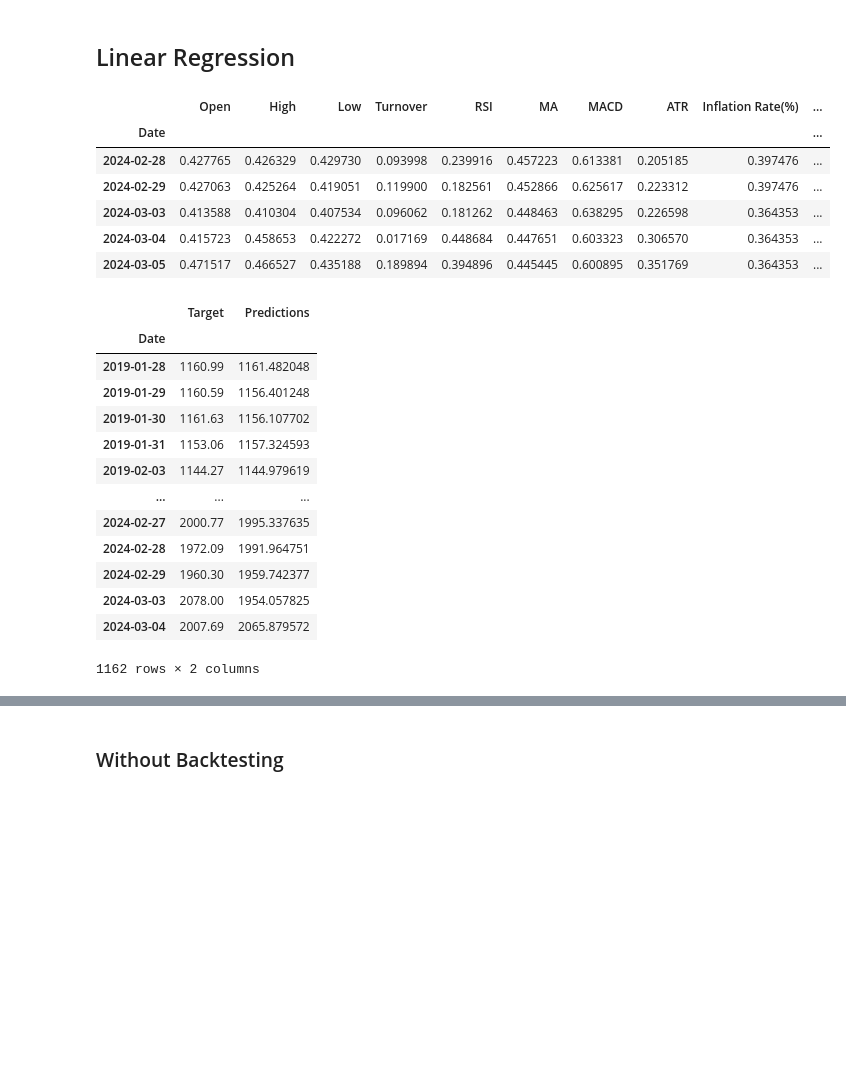
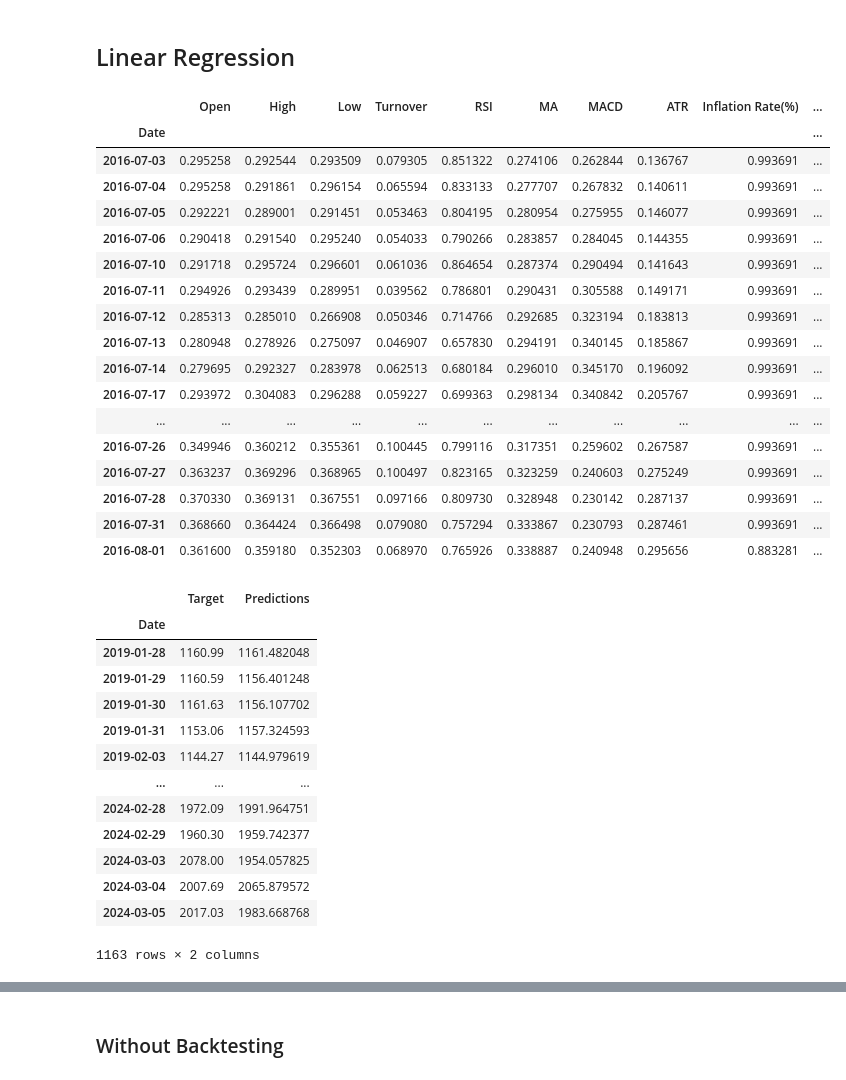
Before and after one commit to Krishna1032/Predicting-NEPSE-Index-Price, a Jupyter notebook: Untitled2.ipynb, the cells around one changed output, grey strips where cells are left out. Cells and saved outputs as stored; diff of their text form; code cells hidden in the pictures; blank space fills up the shorter version.

```diff
--- a/Untitled2.ipynb
+++ b/Untitled2.ipynb
@@ -185,6 +185,7 @@ plt.show()
 merged_data['Trend'] = decomposition.trend
 merged_data['Seasonality'] = decomposition.seasonal
 merged_data['Residue'] = decomposition.resid
+merged_data['Target'] = merged_data['Close'].shift(-1)
 # %%
 merged_data_1 = merged_data.dropna().copy()
 merged_data_1.info()
@@ -248,24 +249,35 @@ predictors = ['Open', 'High', 'Low', 'Turnover', 'RSI', 'MA',
 # %%
 from sklearn.preprocessing import MinMaxScaler
 
-scaler = MinMaxScaler()
-merged_data_scaled = scaler.fit_transform(merged_data_1[predictors])
+feature_scaler = MinMaxScaler()
+target_scaler = MinMaxScaler()
+merged_data_scaled = feature_scaler.fit_transform(merged_data_1[predictors])
 merged_data_scaled = pd.DataFrame(merged_data_scaled, columns = predictors, index = merged_data_1.index)
-
-merged_data_scaled['Close'] = merged_data_1['Close']
-merged_data_scaled['Target'] = merged_data_1['Close'].shift(-1)
-merged_data_scaled.tail()
+merged_data_scaled["Target"] = target_scaler.fit_transform(merged_data_1[['Target']])
+merged_data_scaled.head(20)
 # %% [output]
 |  | Open | High | Low | Turnover | RSI | MA | MACD | ATR | Inflation Rate(%) | ... |
 | Date |  |  |  |  |  |  |  |  |  | ... |
-| 2024-02-28 | 0.427765 | 0.426329 | 0.429730 | 0.093998 | 0.239916 | 0.457223 | 0.613381 | 0.205185 | 0.397476 | ... |
-| 2024-02-29 | 0.427063 | 0.425264 | 0.419051 | 0.119900 | 0.182561 | 0.452866 | 0.625617 | 0.223312 | 0.397476 | ... |
-| 2024-03-03 | 0.413588 | 0.410304 | 0.407534 | 0.096062 | 0.181262 | 0.448463 | 0.638295 | 0.226598 | 0.364353 | ... |
-| 2024-03-04 | 0.415723 | 0.458653 | 0.422272 | 0.017169 | 0.448684 | 0.447651 | 0.603323 | 0.306570 | 0.364353 | ... |
-| 2024-03-05 | 0.471517 | 0.466527 | 0.435188 | 0.189894 | 0.394896 | 0.445445 | 0.600895 | 0.351769 | 0.364353 | ... |
+| 2016-07-03 | 0.295258 | 0.292544 | 0.293509 | 0.079305 | 0.851322 | 0.274106 | 0.262844 | 0.136767 | 0.993691 | ... |
+| 2016-07-04 | 0.295258 | 0.291861 | 0.296154 | 0.065594 | 0.833133 | 0.277707 | 0.267832 | 0.140611 | 0.993691 | ... |
+| 2016-07-05 | 0.292221 | 0.289001 | 0.291451 | 0.053463 | 0.804195 | 0.280954 | 0.275955 | 0.146077 | 0.993691 | ... |
+| 2016-07-06 | 0.290418 | 0.291540 | 0.295240 | 0.054033 | 0.790266 | 0.283857 | 0.284045 | 0.144355 | 0.993691 | ... |
+| 2016-07-10 | 0.291718 | 0.295724 | 0.296601 | 0.061036 | 0.864654 | 0.287374 | 0.290494 | 0.141643 | 0.993691 | ... |
+| 2016-07-11 | 0.294926 | 0.293439 | 0.289951 | 0.039562 | 0.786801 | 0.290431 | 0.305588 | 0.149171 | 0.993691 | ... |
+| 2016-07-12 | 0.285313 | 0.285010 | 0.266908 | 0.050346 | 0.714766 | 0.292685 | 0.323194 | 0.183813 | 0.993691 | ... |
+| 2016-07-13 | 0.280948 | 0.278926 | 0.275097 | 0.046907 | 0.657830 | 0.294191 | 0.340145 | 0.185867 | 0.993691 | ... |
+| 2016-07-14 | 0.279695 | 0.292327 | 0.283978 | 0.062513 | 0.680184 | 0.296010 | 0.345170 | 0.196092 | 0.993691 | ... |
+| 2016-07-17 | 0.293972 | 0.304083 | 0.296288 | 0.059227 | 0.699363 | 0.298134 | 0.340842 | 0.205767 | 0.993691 | ... |
+| ... | ... | ... | ... | ... | ... | ... | ... | ... | ... | ... |
+| 2016-07-26 | 0.349946 | 0.360212 | 0.355361 | 0.100445 | 0.799116 | 0.317351 | 0.259602 | 0.267587 | 0.993691 | ... |
+| 2016-07-27 | 0.363237 | 0.369296 | 0.368965 | 0.100497 | 0.823165 | 0.323259 | 0.240603 | 0.275249 | 0.993691 | ... |
+| 2016-07-28 | 0.370330 | 0.369131 | 0.367551 | 0.097166 | 0.809730 | 0.328948 | 0.230142 | 0.287137 | 0.993691 | ... |
+| 2016-07-31 | 0.368660 | 0.364424 | 0.366498 | 0.079080 | 0.757294 | 0.333867 | 0.230793 | 0.287461 | 0.993691 | ... |
+| 2016-08-01 | 0.361600 | 0.359180 | 0.352303 | 0.068970 | 0.765926 | 0.338887 | 0.240948 | 0.295656 | 0.883281 | ... |
 # %%
 preds = backtest(merged_data_scaled, model1, predictors)
-preds = preds.dropna()
+preds[['Target','Predictions']] = target_scaler.inverse_transform(preds[['Target', 'Predictions']])
+
 preds
 # %% [output]
 |  | Target | Predictions |
@@ -276,9 +288,9 @@ preds
 | 2019-01-31 | 1153.06 | 1157.324593 |
 | 2019-02-03 | 1144.27 | 1144.979619 |
 | ... | ... | ... |
-| 2024-02-27 | 2000.77 | 1995.337635 |
 | 2024-02-28 | 1972.09 | 1991.964751 |
 | 2024-02-29 | 1960.30 | 1959.742377 |
 | 2024-03-03 | 2078.00 | 1954.057825 |
 | 2024-03-04 | 2007.69 | 2065.879572 |
+| 2024-03-05 | 2017.03 | 1983.668768 |
-1162 rows × 2 columns
+1163 rows × 2 columns
```
Also changed, not shown: parts of 24 cells of this notebook, 3 other files.
